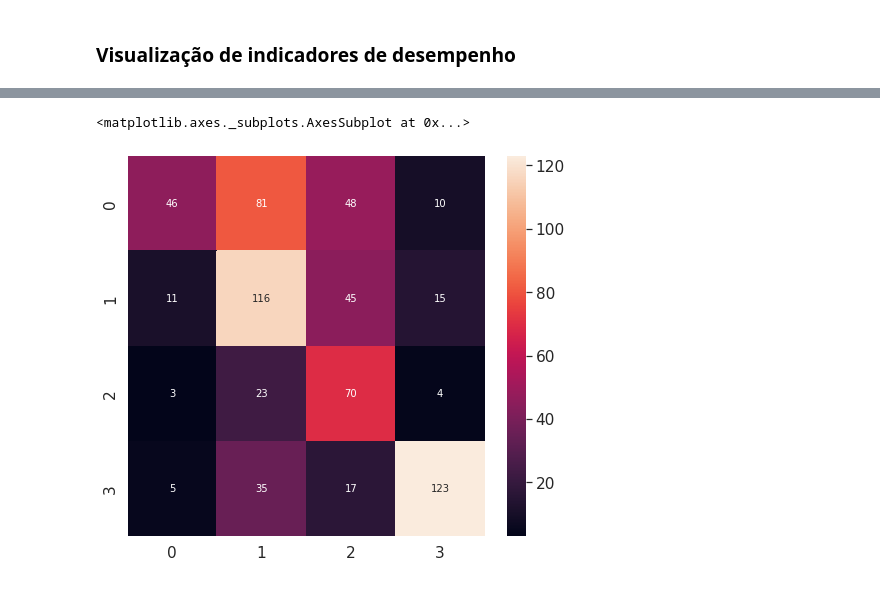
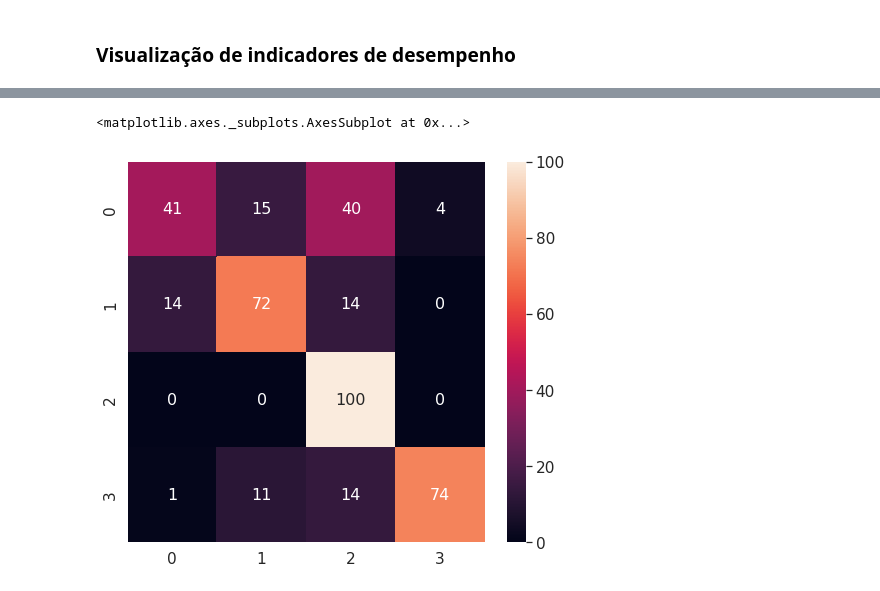
Before and after one commit to wander-asb/MRI_CLASSIFICATION, a Jupyter notebook: BrainTumorMulticlasse.ipynb, the cells around one changed output, grey strips where cells are left out. Cells and saved outputs as stored; diff of their text form; code cells hidden in the pictures.

```diff
--- a/BrainTumorMulticlasse.ipynb
+++ b/BrainTumorMulticlasse.ipynb
@@ -47,8 +47,8 @@ transform_teste = T.Compose(
     ]
 )
 # %%
-path_treino = '/content/gdrive/MyDrive/datasetBrainTumor/80_20_Brain_Tumor_Dataset/BrainTumor_80'
-path_teste = '/content/gdrive/MyDrive/datasetBrainTumor/80_20_Brain_Tumor_Dataset/BrainTumor_20'
+path_treino = '/content/gdrive/MyDrive/MRI_TUMOR_CNN/Treino'
+path_teste = '/content/gdrive/MyDrive/MRI_TUMOR_CNN/Teste'
 # %%
 dataset_treino = datasets.ImageFolder(path_treino, transform=transform_treino)
 loader_treino = torch.utils.data.DataLoader(dataset_treino, batch_size=batch_size, shuffle=True)
@@ -56,7 +56,7 @@ loader_treino = torch.utils.data.DataLoader(dataset_treino, batch_size=batch_siz
 dataset_teste = datasets.ImageFolder(path_teste, transform=transform_teste)
 loader_teste = torch.utils.data.DataLoader(dataset_teste, batch_size=batch_size, shuffle=False)
 # %%
-def base_de_dados(dataset):
+'''def base_de_dados(dataset):
   quantidade = {k: 0 for k, v in dataset.class_to_idx.items()}
   for i in dataset:
     rotulos = i[1]
@@ -99,7 +99,7 @@ fig.update_layout(
     title_text = 'Proporção da base de dados de treino e teste',
 )
 
-fig.show()
+fig.show()'''
 # %% [output]
 "def base_de_dados(dataset):\n  quantidade = {k: 0 for k, v in dataset.class_to_idx.items()}\n  for i in dataset:\n    rotulos = i[1]\n    rotulos = indice_por_classe[rotulos]\n    quantidade[rotulos] ...
 # %%
@@ -112,18 +112,18 @@ class classificador(nn.Module):
         nn.ReLU(),
         nn.BatchNorm2d(num_features=64),
         nn.MaxPool2d(kernel_size=2),
-        nn.Conv2d(in_channels=64, out_channels=128, kernel_size=3, padding=2),
+        nn.Conv2d(in_channels=64, out_channels=64, kernel_size=3, padding=2),
         nn.ReLU(),
         nn.MaxPool2d(kernel_size=2),
         nn.Dropout(p = 0.1),
-        nn.Conv2d(in_channels=128, out_channels=128, kernel_size=2, padding=2),
+        nn.Conv2d(in_channels=64, out_channels=64, kernel_size=2, padding=2),
         nn.ReLU(),
         nn.MaxPool2d(kernel_size=2),
         nn.Dropout(p = 0.2),
     )
 
     self.layers = nn.Sequential(
-        nn.Linear(in_features=32768, out_features=256),
+        nn.Linear(in_features=16384, out_features=256),
         nn.ReLU(),
         nn.Linear(in_features=256, out_features=128),
         nn.ReLU(),
@@ -141,7 +141,7 @@ class classificador(nn.Module):
     return output
 # %%
 model = classificador()
-optimizer = torch.optim.SGD(model.parameters(), lr= 0.001)
+optimizer = torch.optim.SGD(model.parameters(), lr= 0.001, momentum=0.9)
 criterion = nn.CrossEntropyLoss()
 # %%
 device = torch.device("cuda") if torch.cuda.is_available else torch.device("cpu")
@@ -313,8 +315,8 @@ Global acccuracy is 54.4
 # %%
 plt.figure(figsize=(8, 7))
 sns.set(font_scale=1.4)
 sns.heatmap(matriz.tolist(),
-           annot=True, annot_kws={"size": 10}, fmt='d')
+           annot=True, annot_kws={"size": 16}, fmt='d')
 # %% [output]
 <matplotlib.axes._subplots.AxesSubplot at 0x...>
-[figure, old version]
+[figure, new version]
```
Also changed, not shown: parts of 6 cells of this notebook.
